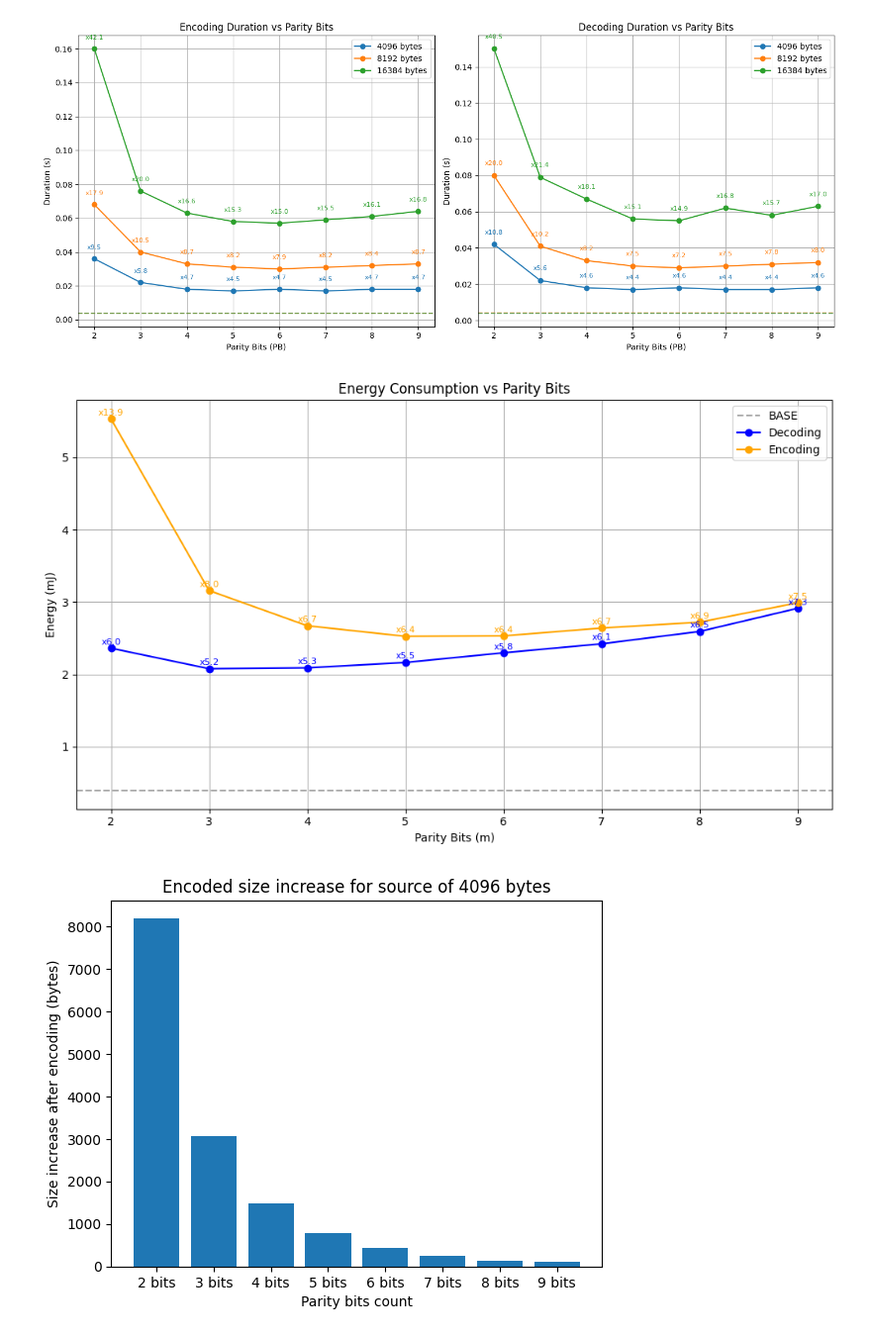
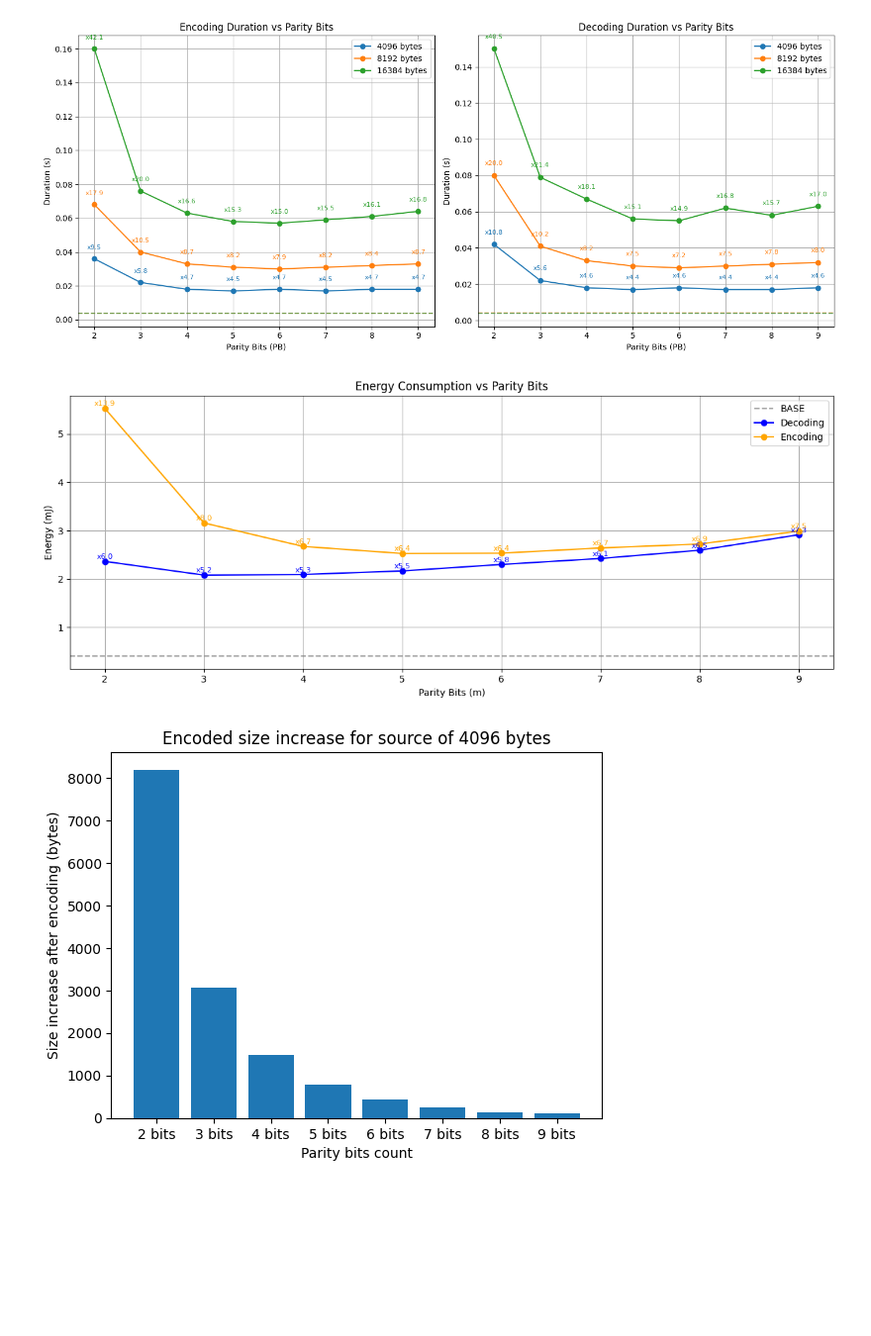
Before and after one commit to j1sk1ss/CDBMS_ICDE2026, a Jupyter notebook: CDBMS.ipynb, the cells around one changed output. Shown at 99% size. Saved outputs shown, nothing was run; the diff lists cells and outputs as text; code cells hidden in the pictures; blank space fills up the shorter version.

```diff
--- a/CDBMS.ipynb
+++ b/CDBMS.ipynb
@@ -86,50 +84,49 @@ log_text = """
 """
 
 base_energy = float(re.search(r"\[BASE\].*Energy=([\d\.]+)mJ", log_text).group(1))
-
-dec_data = {}
-enc_data = {}
+dec_data, enc_data = {}, {}
 
 for line in log_text.splitlines():
     line = line.strip()
-    if line.startswith("[DECODING]"):
+    if "[DECODING]" in line:
         m = int(re.search(r"m=(\d+)", line).group(1))
         energy = float(re.search(r"Energy=([\d\.]+)mJ", line).group(1))
         dec_data[m] = energy
-    elif line.startswith("[ENCODING]"):
+    elif "[ENCODING]" in line:
         m = int(re.search(r"m=(\d+)", line).group(1))
         energy = float(re.search(r"Energy=([\d\.]+)mJ", line).group(1))
         enc_data[m] = energy
 
-plt.figure(figsize=(10, 6))
+m_values = sorted(dec_data.keys())
+dec_energies = [dec_data[m] for m in m_values]
+enc_energies = [enc_data[m] for m in m_values]
+sum_energies = [dec_data[m] + enc_data[m] for m in m_values]
 
+plt.figure(figsize=(12, 5))
 plt.axhline(y=base_energy, color='gray', linestyle='--', alpha=0.7, label='BASE')
 
-m_values = list(dec_data.keys())
-dec_energies = list(dec_data.values())
 plt.plot(m_values, dec_energies, marker='o', color='blue', label='Decoding')
-
-enc_energies = list(enc_data.values())
 plt.plot(m_values, enc_energies, marker='o', color='orange', label='Encoding')
+# plt.plot(m_values, sum_energies, marker='o', color='green', label='Encoding + Decoding')
 
 for m, val in zip(m_values, dec_energies):
-    ratio = val / base_energy
-    plt.text(m, val + 0.05, f"x{ratio:.1f}", ha='center', fontsize=8, color='blue')
+    plt.text(m, val + 0.05, f"x{val/base_energy:.1f}", ha='center', fontsize=8, color='blue')
 
 for m, val in zip(m_values, enc_energies):
-    ratio = val / base_energy
-    plt.text(m, val + 0.05, f"x{ratio:.1f}", ha='center', fontsize=8, color='orange')
+    plt.text(m, val + 0.05, f"x{val/base_energy:.1f}", ha='center', fontsize=8, color='orange')
+
+# for m, val in zip(m_values, sum_energies):
+#     plt.text(m, val + 0.05, f"x{val/base_energy:.1f}", ha='center', fontsize=8, color='green')
 
 plt.title("Energy Consumption vs Parity Bits")
 plt.xlabel("Parity Bits (m)")
 plt.ylabel("Energy (mJ)")
-plt.xticks(m_values)
 plt.grid(True)
 plt.legend()
 plt.tight_layout()
 plt.show()
 # %% [output]
-[figure, old version]
+[figure, new version]
 # %%
 import matplotlib.pyplot as plt
 
```
Also changed, not shown: parts of 8 cells of this notebook, 35 other files.
